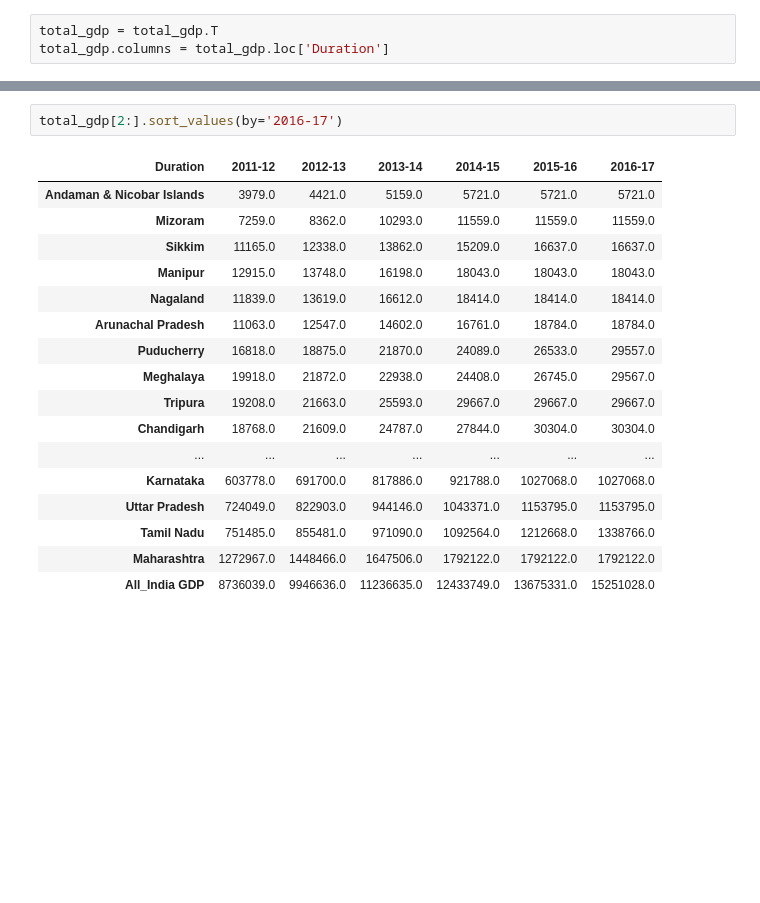
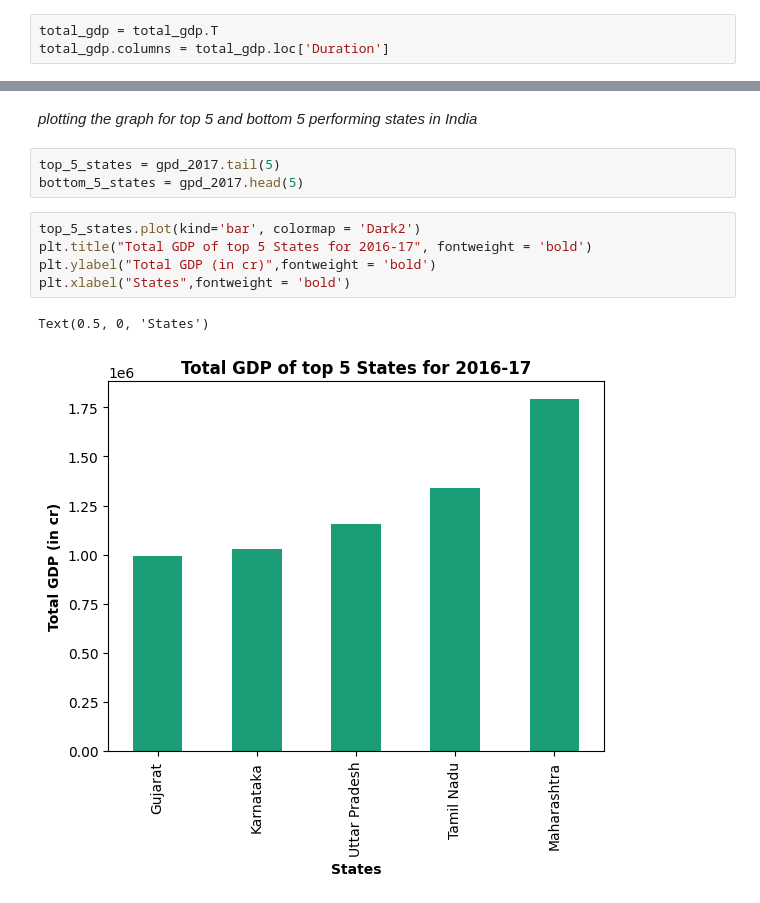
Before and after one commit to shashankkestwal/IndianEconomyAnalysis, a Jupyter notebook: DAV_Project.ipynb, the cells around one changed output, grey strips where cells are left out. Drawn from its saved outputs; the diff is of its cells as text; blank space fills up the shorter version.

```diff
--- a/DAV_Project.ipynb
+++ b/DAV_Project.ipynb
@@ -269,23 +282,16 @@ total_gdp
 | Delhi | 343767.0 | 391238.0 | 443783.0 | 492424.0 | 551963.0 | 622385.0 |
 | Puducherry | 16818.0 | 18875.0 | 21870.0 | 24089.0 | 26533.0 | 29557.0 |
 | All_India GDP | 8736039.0 | 9946636.0 | 11236635.0 | 12433749.0 | 13675331.0 | 15251028.0 |
-# %%
-total_gdp[2:].sort_values(by='2016-17')
-# %% [output]
-| Duration | 2011-12 | 2012-13 | 2013-14 | 2014-15 | 2015-16 | 2016-17 |
-| Andaman & Nicobar Islands | 3979.0 | 4421.0 | 5159.0 | 5721.0 | 5721.0 | 5721.0 |
-| Mizoram | 7259.0 | 8362.0 | 10293.0 | 11559.0 | 11559.0 | 11559.0 |
-| Sikkim | 11165.0 | 12338.0 | 13862.0 | 15209.0 | 16637.0 | 16637.0 |
-| Manipur | 12915.0 | 13748.0 | 16198.0 | 18043.0 | 18043.0 | 18043.0 |
-| Nagaland | 11839.0 | 13619.0 | 16612.0 | 18414.0 | 18414.0 | 18414.0 |
-| Arunachal Pradesh | 11063.0 | 12547.0 | 14602.0 | 16761.0 | 18784.0 | 18784.0 |
-| Puducherry | 16818.0 | 18875.0 | 21870.0 | 24089.0 | 26533.0 | 29557.0 |
-| Meghalaya | 19918.0 | 21872.0 | 22938.0 | 24408.0 | 26745.0 | 29567.0 |
-| Tripura | 19208.0 | 21663.0 | 25593.0 | 29667.0 | 29667.0 | 29667.0 |
-| Chandigarh | 18768.0 | 21609.0 | 24787.0 | 27844.0 | 30304.0 | 30304.0 |
-| ... | ... | ... | ... | ... | ... | ... |
-| Karnataka | 603778.0 | 691700.0 | 817886.0 | 921788.0 | 1027068.0 | 1027068.0 |
-| Uttar Pradesh | 724049.0 | 822903.0 | 944146.0 | 1043371.0 | 1153795.0 | 1153795.0 |
-| Tamil Nadu | 751485.0 | 855481.0 | 971090.0 | 1092564.0 | 1212668.0 | 1338766.0 |
-| Maharashtra | 1272967.0 | 1448466.0 | 1647506.0 | 1792122.0 | 1792122.0 | 1792122.0 |
-| All_India GDP | 8736039.0 | 9946636.0 | 11236635.0 | 12433749.0 | 13675331.0 | 15251028.0 |
+# %% [markdown]
+*plotting the graph for top 5 and bottom 5 performing states in India*
+# %%
+top_5_states = gpd_2017.tail(5)
+bottom_5_states = gpd_2017.head(5)
+# %%
+top_5_states.plot(kind='bar', colormap = 'Dark2')
+plt.title("Total GDP of top 5 States for 2016-17", fontweight = 'bold')
+plt.ylabel("Total GDP (in cr)",fontweight = 'bold')
+plt.xlabel("States",fontweight = 'bold')
+# %% [output]
+Text(0.5, 0, 'States')
+[figure, added]
```
Also changed, not shown: parts of 10 cells of this notebook, 3 other files.
